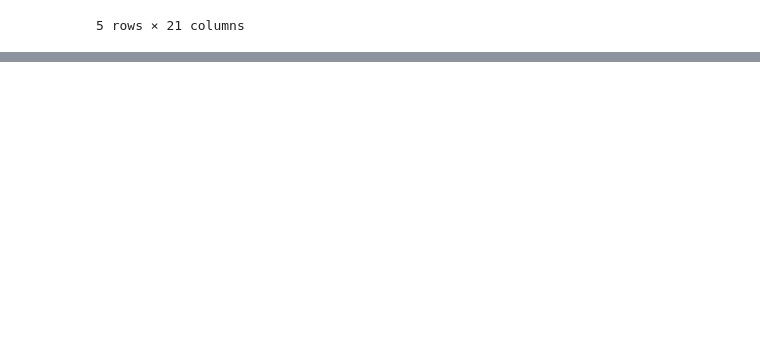
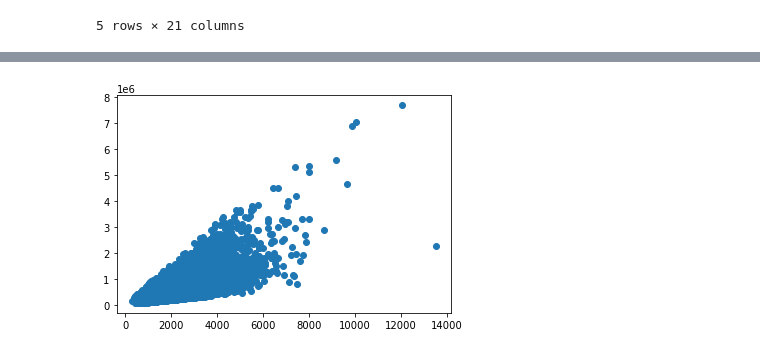
Before and after one commit to rahulakrish/linear_regression, a Jupyter notebook: phase2_project_rev1.ipynb, the cells around one changed output, grey strips where cells are left out. Cells and saved outputs as stored; diff of their text form; code cells hidden in the pictures; blank space fills up the shorter version.

```diff
--- a/phase2_project_rev1.ipynb
+++ b/phase2_project_rev1.ipynb
@@ -20,0 +166,7 @@ df.head()
+# %%
+#checking if there is a linear relationship between price and sqft_living
+
+fix,ax = plt.subplots()
+ax.scatter(x=df1[['sqft_living']],y=df1[['price']]);
+# %% [output]
+[figure, added]
```
Also changed, not shown: parts of 22 cells of this notebook.
